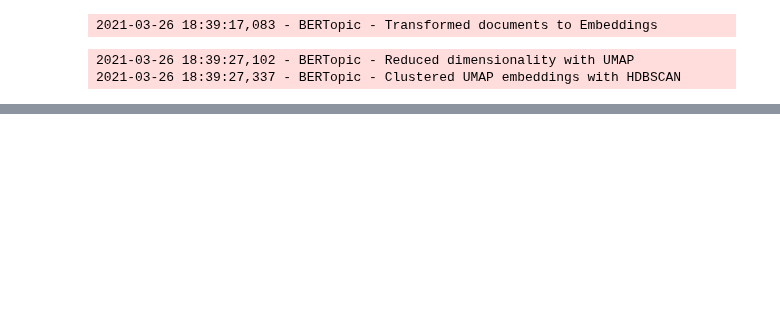
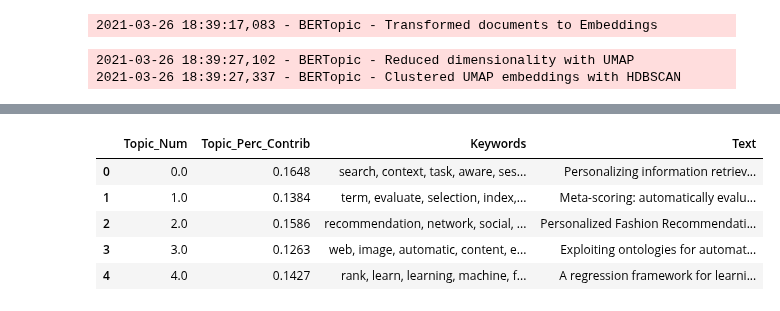
Before and after one commit to akshithamaddi/akshithamaddi_INFO5731, a Jupyter notebook: BerTopic_topic_modeling.ipynb, the cells around one changed output, grey strips where cells are left out. Cells and saved outputs as stored; diff of their text form; code cells hidden in the pictures; blank space fills up the shorter version.

```diff
--- a/BerTopic_topic_modeling.ipynb
+++ b/BerTopic_topic_modeling.ipynb
@@ -131,0 +564,25 @@ model.visualize_topics_over_time(topics_over_time, top_n=6)
+# %%
+sent_topics_sorteddf_mallet = pd.DataFrame()
+
+sent_topics_outdf_grpd = df_topic_sents_keywords.groupby('Dominant_Topic')
+
+for i, grp in sent_topics_outdf_grpd:
+    sent_topics_sorteddf_mallet = pd.concat([sent_topics_sorteddf_mallet,
+                                             grp.sort_values(['Perc_Contribution'], ascending=[0]).head(1)],
+                                            axis=0)
+
+# Reset Index
+sent_topics_sorteddf_mallet.reset_index(drop=True, inplace=True)
+
+# Format
+sent_topics_sorteddf_mallet.columns = ['Topic_Num', "Topic_Perc_Contrib", "Keywords", "Text"]
+
+# Show
+sent_topics_sorteddf_mallet.head()
+# %% [output]
+|  | Topic_Num | Topic_Perc_Contrib | Keywords | Text |
+| 0 | 0.0 | 0.1648 | search, context, task, aware, ses... | Personalizing information retriev... |
+| 1 | 1.0 | 0.1384 | term, evaluate, selection, index,... | Meta-scoring: automatically evalu... |
+| 2 | 2.0 | 0.1586 | recommendation, network, social, ... | Personalized Fashion Recommendati... |
+| 3 | 3.0 | 0.1263 | web, image, automatic, content, e... | Exploiting ontologies for automat... |
+| 4 | 4.0 | 0.1427 | rank, learn, learning, machine, f... | A regression framework for learni... |
```
Also changed, not shown: parts of 31 cells of this notebook.
